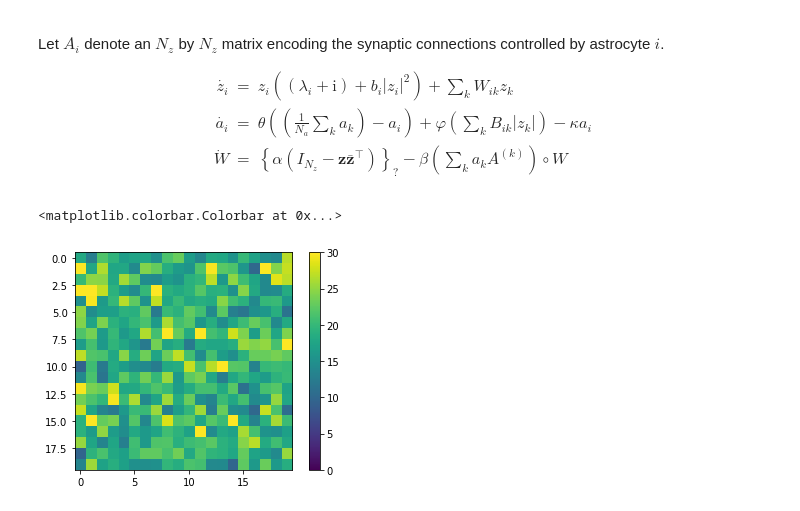
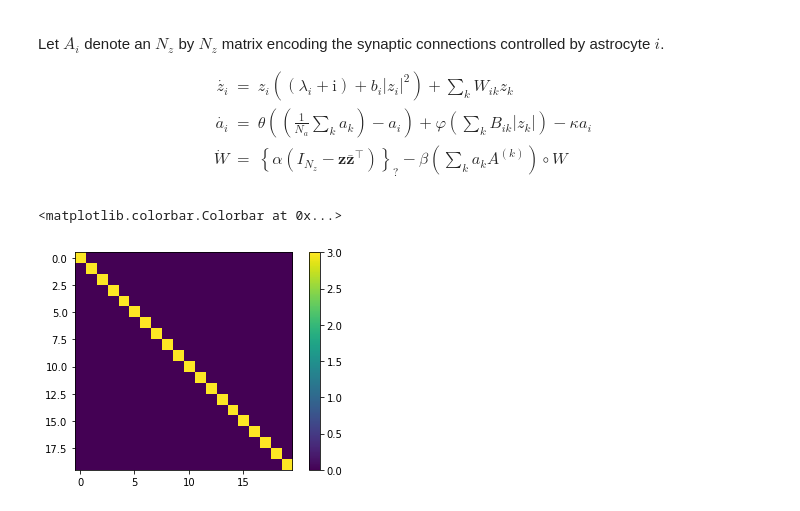
Before and after one commit to maxcollard/stahn, a Jupyter notebook: hopf-ast2.ipynb, the cells around one changed output. Saved outputs shown, nothing was run; the diff lists cells and outputs as text; code cells hidden in the pictures.

```diff
--- a/hopf-ast2.ipynb
+++ b/hopf-ast2.ipynb
@@ -32,16 +32,22 @@ kappa = 0.01
 # %%
 A = []
+# for i in range( Na ):
+#     A.append( np.random.exponential( size = (Nz, Nz) ) )
 for i in range( Na ):
-    A.append( np.random.exponential( size = (Nz, Nz) ) )
+    A_cur = np.zeros( (Nz, Nz) )
+    A_cur[i, :] = 1.
+    A.append( A_cur )
 
-B = np.zeros( (Na, Nz) )
-for i in range( Na ):
-    for k in range( Nz ):
-        B[i, k] = np.sum( A[i][:, k] )
+# B = np.zeros( (Na, Nz) )
+# for i in range( Na ):
+#     for k in range( Nz ):
+#         B[i, k] = np.sum( A[i][:, k] )
+B = 3 * np.eye( Na )
+# B = np.random.exponential( size = (Na, Nz) )
 # %%
 plt.imshow( B )
-plt.clim( 0, 30 )
+plt.clim( 0, 3 )
 plt.colorbar()
 # %% [output]
 <matplotlib.colorbar.Colorbar at 0x...>
-[figure, old version]
+[figure, new version]
```
Also changed, not shown: parts of 23 cells of this notebook, 2 other files.
